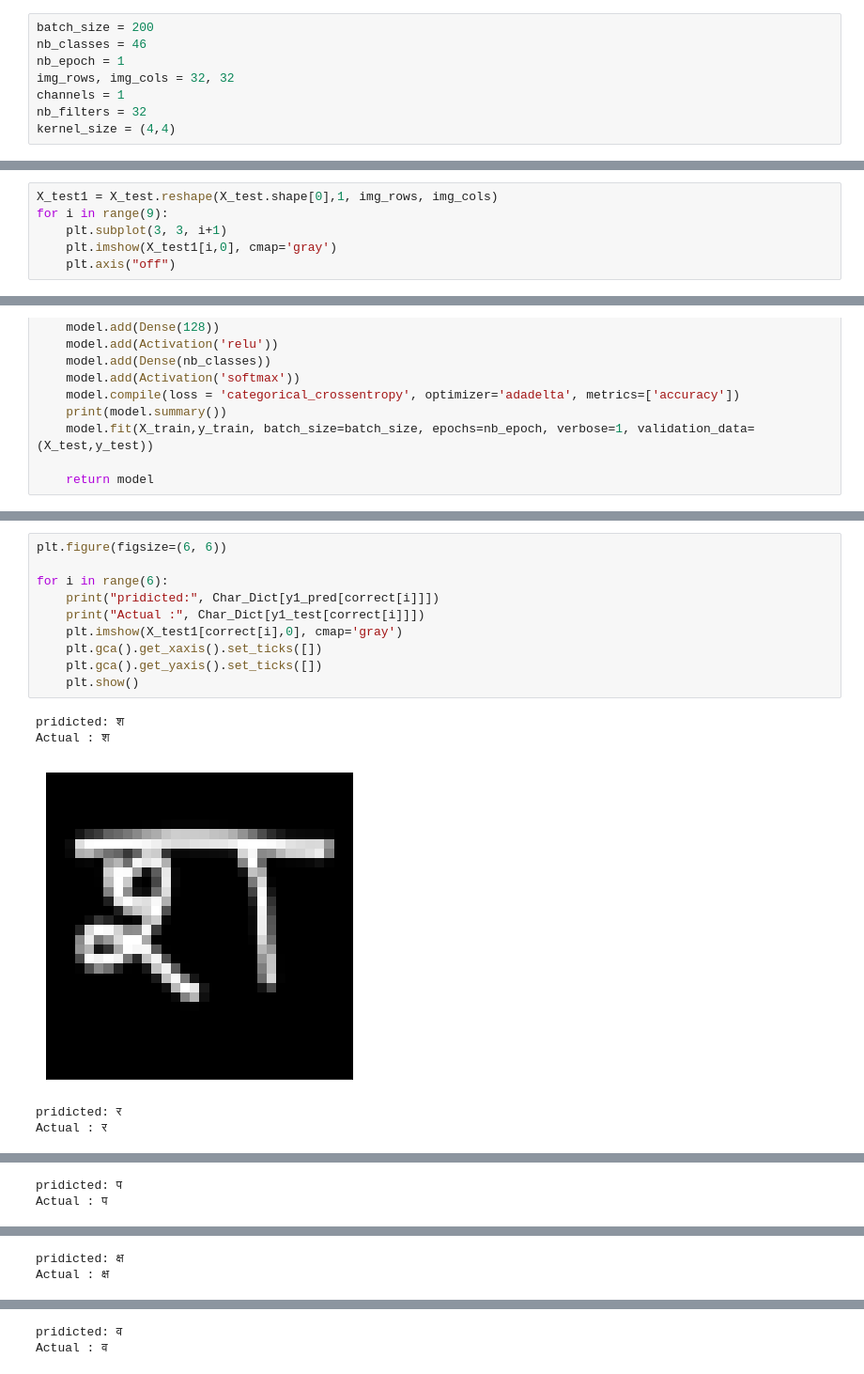
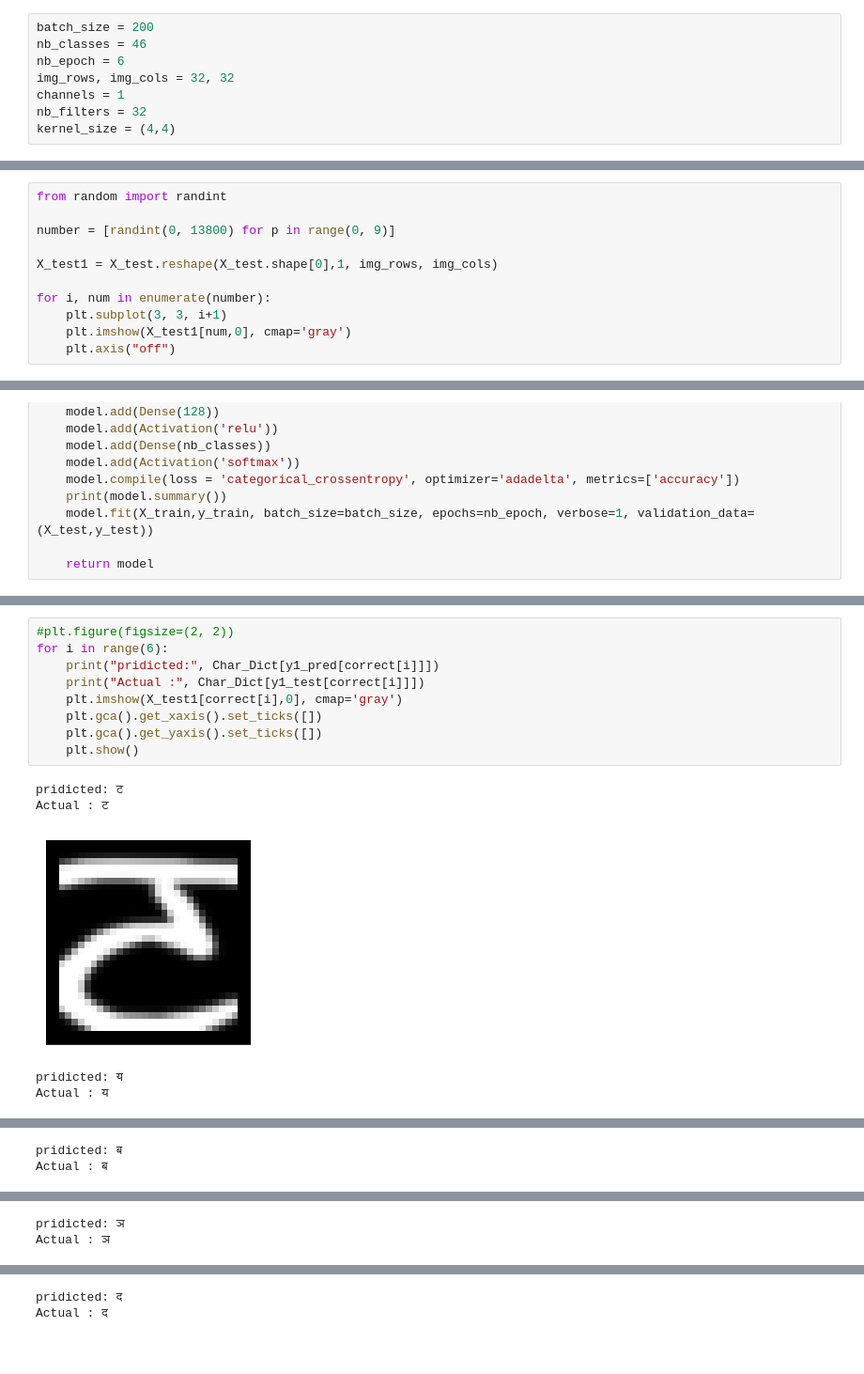
Before and after one commit to Iamsunilsharma/-Devanagari-Handwritten-Character-Recognition-using-Multi-Layer-Convolution-Neural-Network, a Jupyter notebook: Devanagari Handwritten Character Recognition using CNN.ipynb, the cells around one changed output, grey strips where cells are left out. Shown: that part at 94% size. Cells and saved outputs as stored; diff of their text form; blank space fills up the shorter version.

```diff
--- a/Devanagari Handwritten Character Recognition using CNN.ipynb
+++ b/Devanagari Handwritten Character Recognition using CNN.ipynb
@@ -47,7 +47,7 @@ print(Char_Dict[5])
 # %%
 batch_size = 200
 nb_classes = 46
-nb_epoch = 1
+nb_epoch = 6
 img_rows, img_cols = 32, 32
 channels = 1
 nb_filters = 32
@@ -99,9 +99,14 @@ X_test /= 255
 # %% [output]
 Normalizing Data
 # %%
+from random import randint
+
+number = [randint(0, 13800) for p in range(0, 9)]
+
 X_test1 = X_test.reshape(X_test.shape[0],1, img_rows, img_cols)
-for i in range(9):
+
+for i, num in enumerate(number):
     plt.subplot(3, 3, i+1)
-    plt.imshow(X_test1[i,0], cmap='gray')
+    plt.imshow(X_test1[num,0], cmap='gray')
     plt.axis("off")
 # %% [output]
@@ -248,18 +253,17 @@ pridicted: व
 Actual : त
 [figure]
 # %%
-plt.figure(figsize=(6, 6))
-
+#plt.figure(figsize=(2, 2))
 for i in range(6):
     print("pridicted:", Char_Dict[y1_pred[correct[i]]])
     print("Actual :", Char_Dict[y1_test[correct[i]]])
     plt.imshow(X_test1[correct[i],0], cmap='gray')
     plt.gca().get_xaxis().set_ticks([])
     plt.gca().get_yaxis().set_ticks([])
     plt.show()
 # %% [output]
-pridicted: श
-Actual : श
+pridicted: ट
+Actual : ट
-[figure, old version]
+[figure, new version]
-pridicted: र
-Actual : र
+pridicted: य
+Actual : य
@@ -267,2 +271,2 @@ Actual : र
-pridicted: प
-Actual : प
+pridicted: ब
+Actual : ब
@@ -270,2 +274,2 @@ Actual : प
-pridicted: क्ष
-Actual : क्ष
+pridicted: ञ
+Actual : ञ
@@ -273,2 +277,2 @@ Actual : क्ष
-pridicted: व
-Actual : व
+pridicted: द
+Actual : द
```
Also changed, not shown: parts of 6 cells of this notebook.
